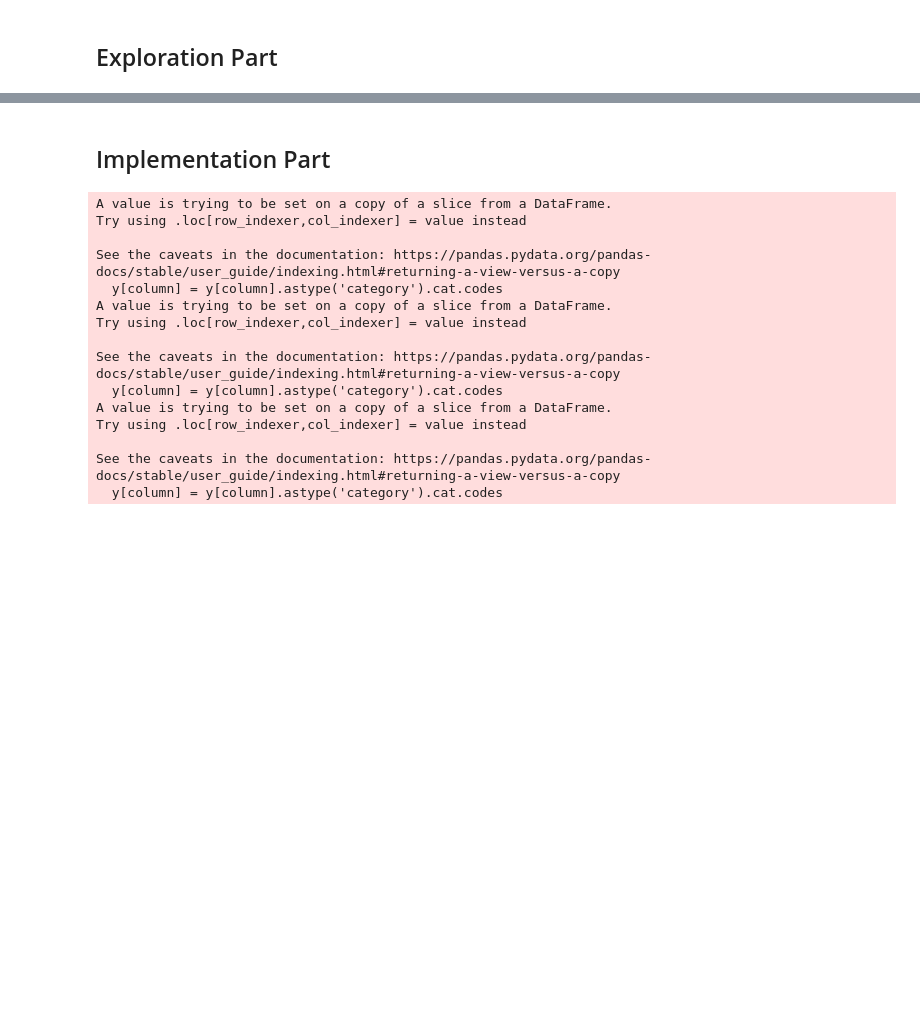
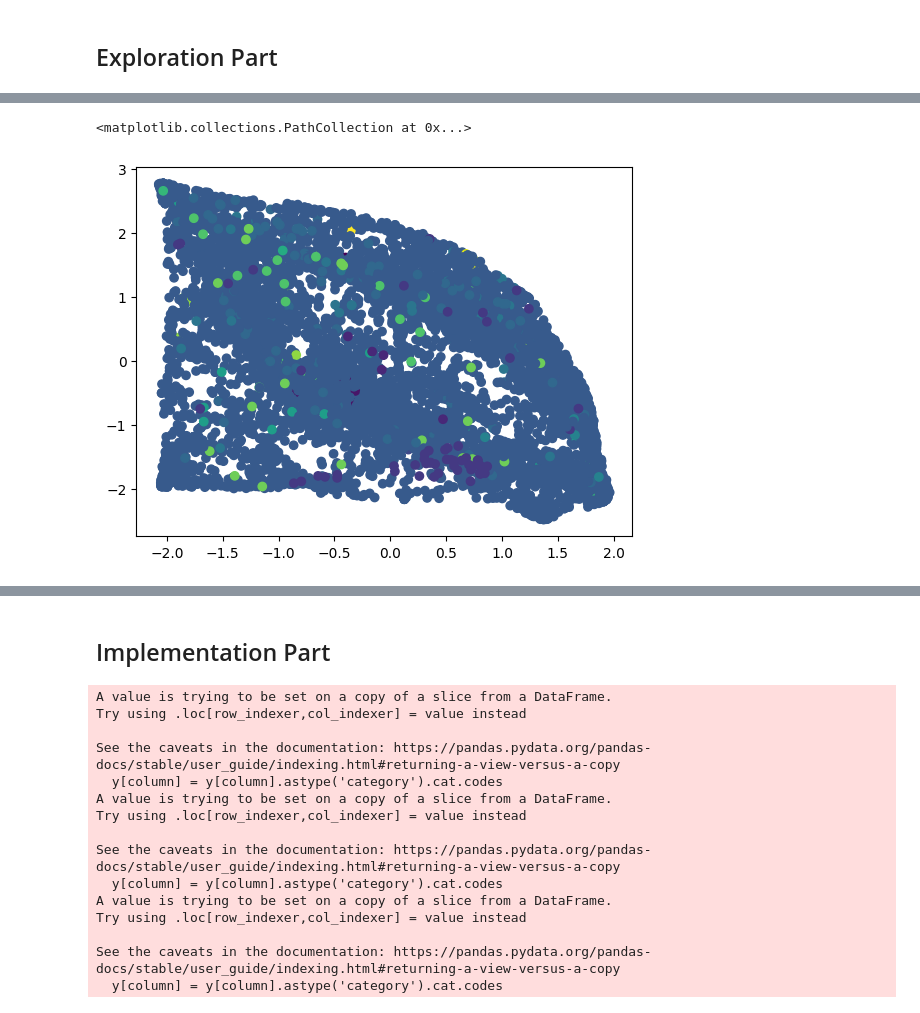
Before and after one commit to YD5463/unsupervised-learning-project, a Jupyter notebook: notebooks/static_data.ipynb, the cells around one changed output, grey strips where cells are left out. Drawn from its saved outputs; the diff is of its cells as text; code cells hidden in the pictures; blank space fills up the shorter version.

```diff
--- a/notebooks/static_data.ipynb
+++ b/notebooks/static_data.ipynb
@@ -19,0 +105,5 @@ import warnings
+# %%
+plt.scatter(tsne_out[:, 0], tsne_out[:, 1], c=y[('track', 'language_code')].astype('category').cat.codes)
+# %% [output]
+<matplotlib.collections.PathCollection at 0x...>
+[figure, added]
```
Also changed, not shown: parts of 13 cells of this notebook, 19 other files.
